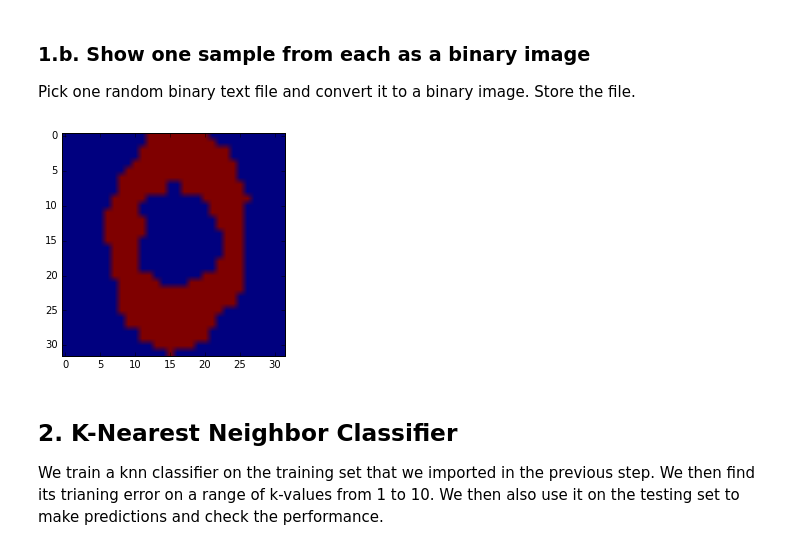
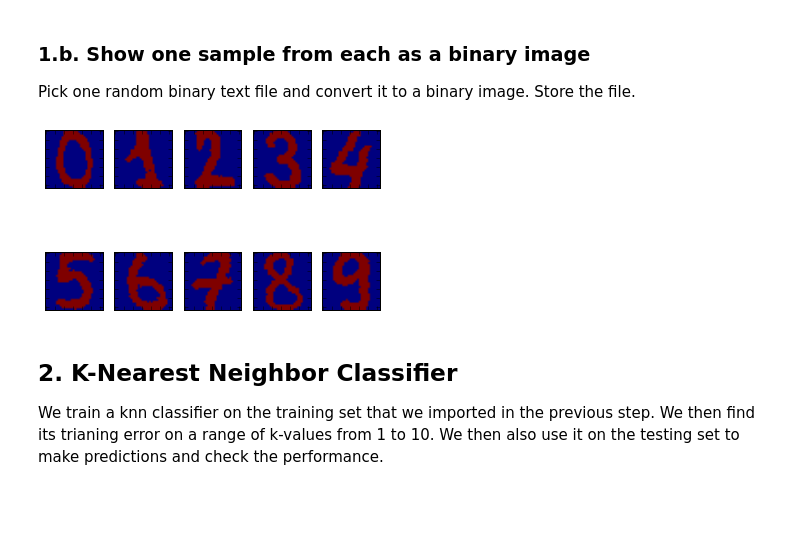
Before and after one commit to rsibi/Machine-Learning, a Jupyter notebook: knn.ipynb, the cells around one changed output. Saved outputs shown, nothing was run; the diff lists cells and outputs as text; code cells hidden in the pictures; blank space fills up the shorter version.

```diff
--- a/knn.ipynb
+++ b/knn.ipynb
@@ -59,13 +59,21 @@ Pick one random binary text file and convert it to a binary image. Store the fil
 # %%
 import matplotlib.pyplot as plt
 import matplotlib.cm as cm
 import matplotlib.image as mpimg
-data = img2vector("/home/sibi/acad/mach_learn_with_networks/assignment1/digits/trainingDigits/0_91.txt")
-#fr = open("/home/sibi/acad/mach_learn_with_networks/assignment1/digits/trainingDigits/7_91.txt")
-data = data.reshape(32,32)
-imgplot = plt.imshow(data)
+fig = plt.figure()
+num = 0
+for i in range(2):
+    for j in range(5):
+        ax = plt.subplot2grid((2,5), (i,j))
+        data = img2vector("/home/sibi/acad/mach_learn_with_networks/assignment1/digits/trainingDigits/" + str(num) +"_50.txt")
+        data = data.reshape(32,32)
+        ax.set_xticklabels([])
+        ax.set_yticklabels([])
+        ax.imshow(data)
+        num +=1
+plt.show()
 # %% [output]
-[figure, old version]
+[figure, new version]
 # %% [markdown]
 ## 2. K-Nearest Neighbor Classifier
 We train a knn classifier on the training set that we imported in the previous step. We then find its trianing error on a range of k-values from 1 to 10. We then also use it on the testing set to make predictions and check the performance.
```
Also changed, not shown: parts of 6 cells of this notebook.
